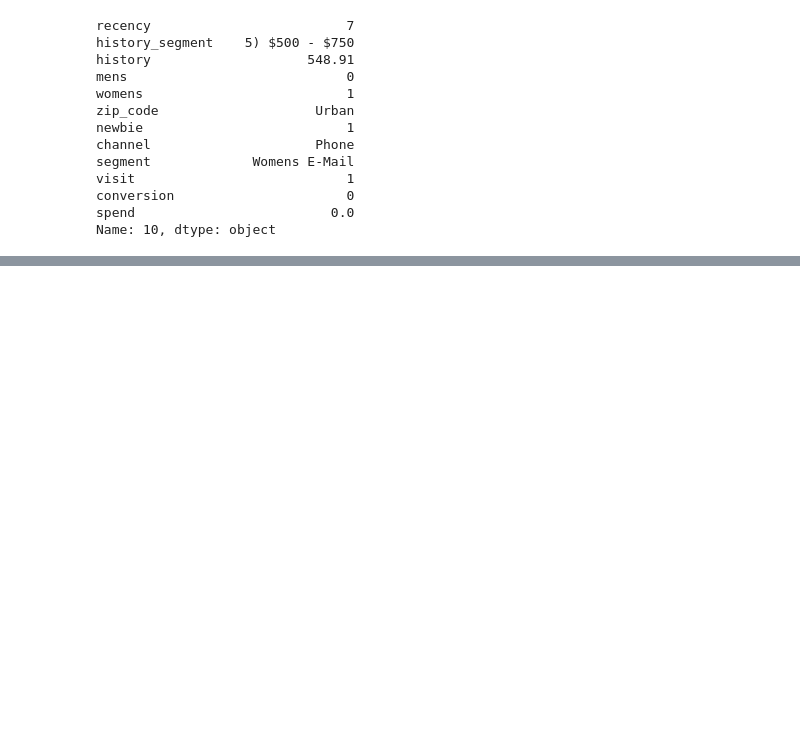
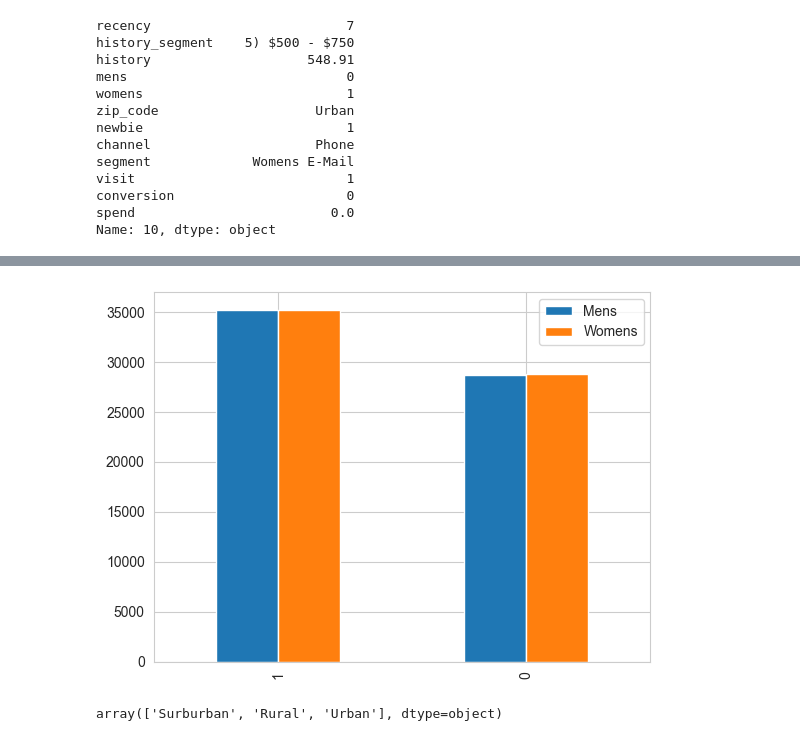
Before and after one commit to Fatemenamdar20/Project02-Customer-Analytics, a Jupyter notebook: Customer-Analytics.ipynb, the cells around one changed output, grey strips where cells are left out. Cells and saved outputs as stored; diff of their text form; code cells hidden in the pictures; blank space fills up the shorter version.

```diff
--- a/Customer-Analytics.ipynb
+++ b/Customer-Analytics.ipynb
@@ -176,0 +163,14 @@ plt.show()
+# %%
+m = df["mens"].value_counts()
+w = df["womens"].value_counts()
+
+counts = pd.concat([m, w], axis=1, keys=["Mens", "Womens"]).fillna(0)
+
+counts.plot(kind="bar")
+plt.show()
+# %% [output]
+[figure, added]
+# %%
+df["zip_code"].unique()
+# %% [output]
+array(['Surburban', 'Rural', 'Urban'], dtype=object)
```
Also changed, not shown: parts of 9 cells of this notebook.
